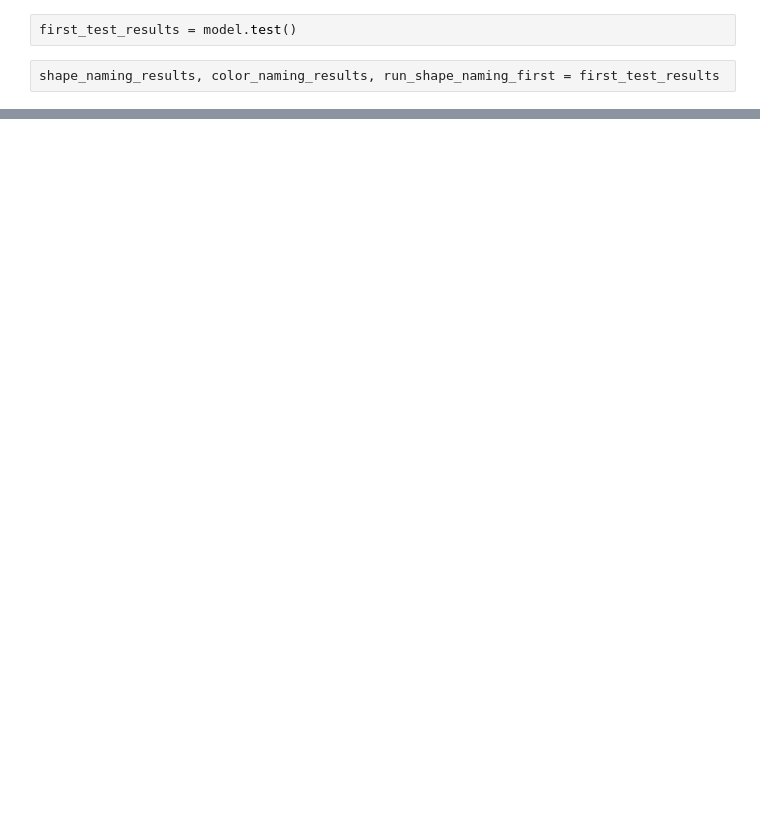
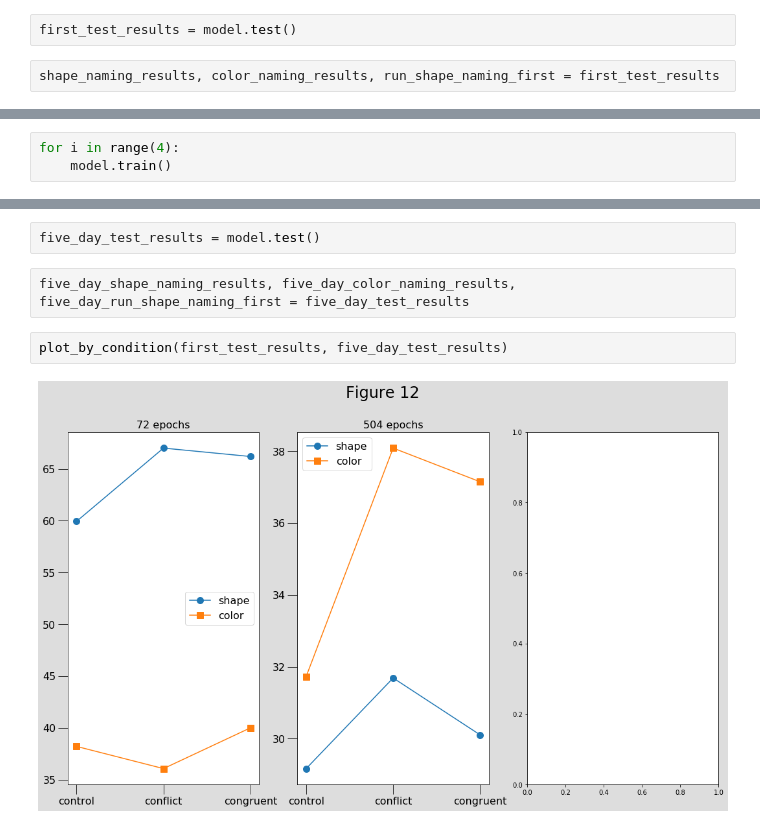
Before and after one commit to guydav/multitasking-modeling, a Jupyter notebook: plotting_shape_naming.ipynb, the cells around one changed output, grey strips where cells are left out. Saved outputs shown, nothing was run; the diff lists cells and outputs as text; blank space fills up the shorter version.

```diff
--- a/plotting_shape_naming.ipynb
+++ b/plotting_shape_naming.ipynb
@@ -74,0 +90,3 @@ plt.show()
+# %%
+for i in range(4):
+    model.train()
@@ -74,0 +95,8 @@ plt.show()
+# %%
+five_day_test_results = model.test()
+# %%
+five_day_shape_naming_results, five_day_color_naming_results, five_day_run_shape_naming_first = five_day_test_results
+# %%
+plot_by_condition(first_test_results, five_day_test_results)
+# %% [output]
+[figure, added]
```
Also changed, not shown: parts of 13 cells of this notebook, 2 other files.
